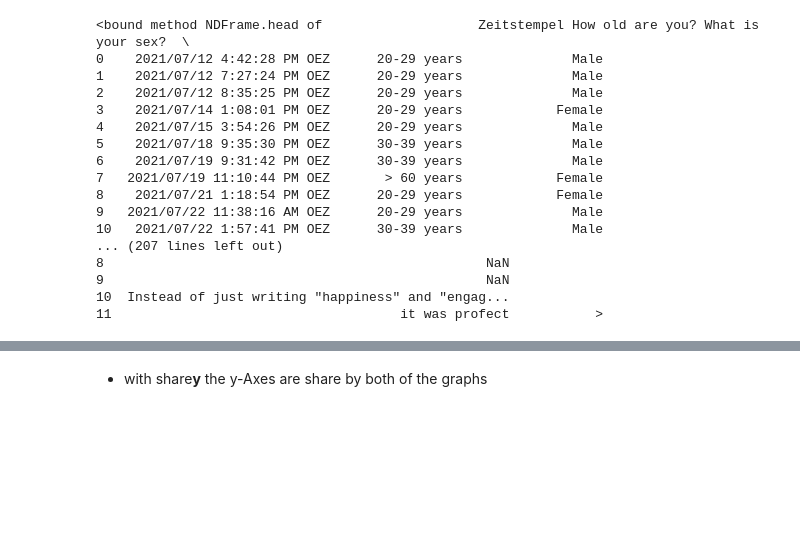
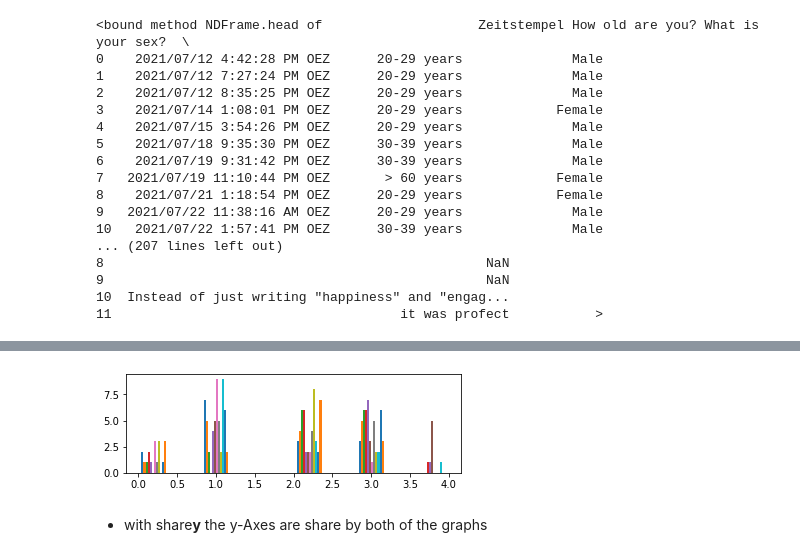
Before and after one commit to Norlez/Group-Emotion-Representation, a Jupyter notebook: survey_analysis/AnalizeSurvey.ipynb, the cells around one changed output, grey strips where cells are left out. Saved outputs shown, nothing was run; the diff lists cells and outputs as text; code cells hidden in the pictures; blank space fills up the shorter version.

```diff
--- a/survey_analysis/AnalizeSurvey.ipynb
+++ b/survey_analysis/AnalizeSurvey.ipynb
@@ -59,9 +72,11 @@ NameError: name 'dfabstr' is not defined
 # %%
-plt.subplot(1,1,1)
+plt.subplot(1,2,1)
 plt.hist(sys_dfabstr)
-plt.subplot(1,1,2)
+plt.subplot(2,1,1)
 plt.hist(sys_dfdetail)
 plt.show()
+# %% [output]
+[figure, added]
 # %% [markdown]
 - with share**y** the y-Axes are share by both of the graphs
 # %%
```
Also changed, not shown: parts of 22 cells of this notebook.
